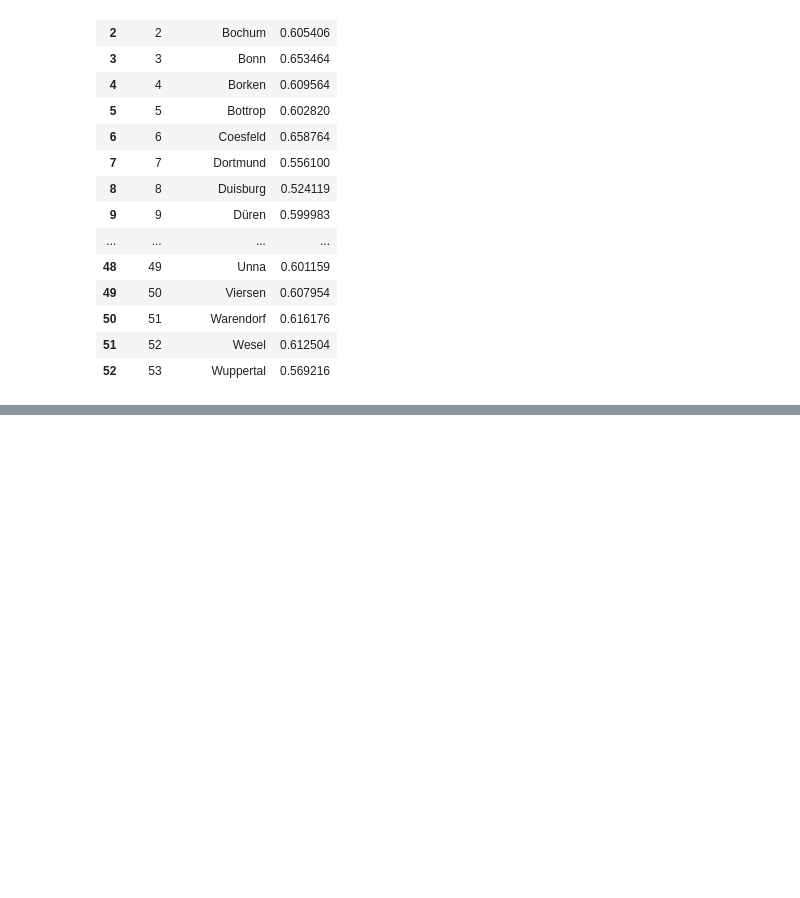
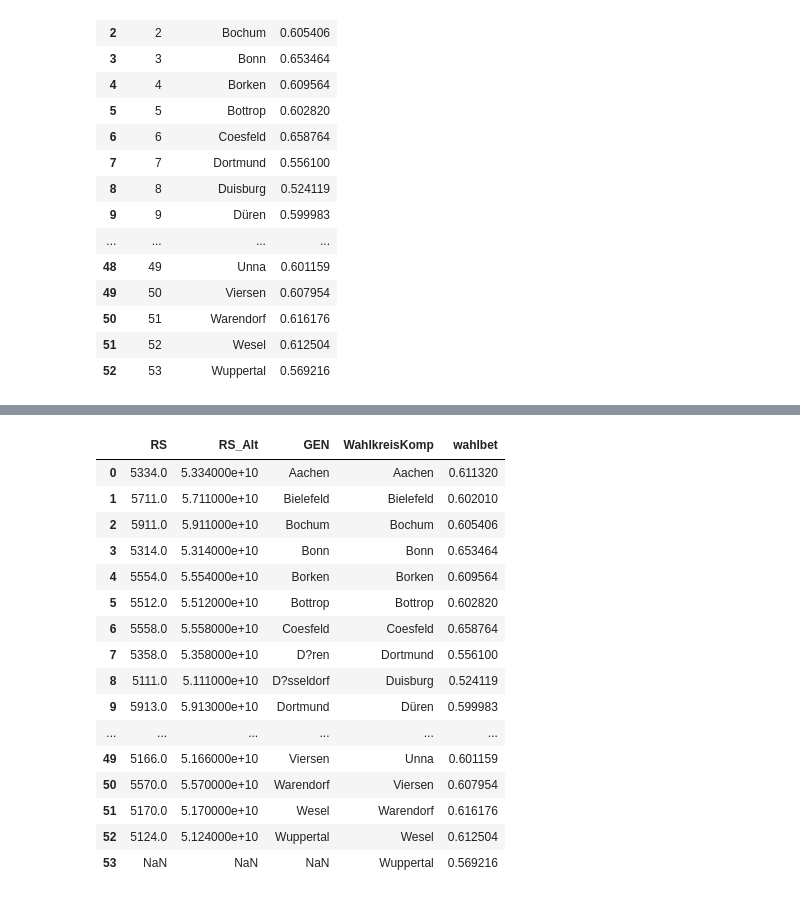
Before and after one commit to xlko/WahlbeteiligungNRW, a Jupyter notebook: WahlbeteiligungNRW.ipynb, the cells around one changed output, grey strips where cells are left out. Saved outputs shown, nothing was run; the diff lists cells and outputs as text; code cells hidden in the pictures; blank space fills up the shorter version.

```diff
--- a/WahlbeteiligungNRW.ipynb
+++ b/WahlbeteiligungNRW.ipynb
@@ -355,0 +385,2 @@ urllib.quote(u'M\xe4rkischer Kreis'.encode('utf8'))
+# %%
+ags = ags.ix[:, 1:4]
@@ -355,0 +393,7 @@ urllib.quote(u'M\xe4rkischer Kreis'.encode('utf8'))
+# %%
+ags.ix[[80, 83,64,99,101,69,68,92,112,103], 'GEN'] = ['Köln', 'Düren', 'Düsseldorf', 'Gütersloh','Höxter',
+                                          'Mülheim', 'Mönchengladbach', 'Münster','Märkischer Kreis',
+                                          'Minden-Lübbecke']
+# %%
+## Datensatz nach Namen aufsteigende sortieren
+ags.sort_values('RS', axis=0, inplace=True)
@@ -355,0 +420,23 @@ urllib.quote(u'M\xe4rkischer Kreis'.encode('utf8'))
+# %%
+## jetzt müsste durch einfaches pasten beide Datensätze zusammenfügen lassen
+wahlags = pd.concat([ags.reset_index(drop=True), wahlbetStadt], axis=1)
+# %%
+wahlags
+# %% [output]
+|  | RS | RS_Alt | GEN | WahlkreisKomp | wahlbet |
+| 0 | 5334.0 | 5.334000e+10 | Aachen | Aachen | 0.611320 |
+| 1 | 5711.0 | 5.711000e+10 | Bielefeld | Bielefeld | 0.602010 |
+| 2 | 5911.0 | 5.911000e+10 | Bochum | Bochum | 0.605406 |
+| 3 | 5314.0 | 5.314000e+10 | Bonn | Bonn | 0.653464 |
+| 4 | 5554.0 | 5.554000e+10 | Borken | Borken | 0.609564 |
+| 5 | 5512.0 | 5.512000e+10 | Bottrop | Bottrop | 0.602820 |
+| 6 | 5558.0 | 5.558000e+10 | Coesfeld | Coesfeld | 0.658764 |
+| 7 | 5358.0 | 5.358000e+10 | D?ren | Dortmund | 0.556100 |
+| 8 | 5111.0 | 5.111000e+10 | D?sseldorf | Duisburg | 0.524119 |
+| 9 | 5913.0 | 5.913000e+10 | Dortmund | Düren | 0.599983 |
+| ... | ... | ... | ... | ... | ... |
+| 49 | 5166.0 | 5.166000e+10 | Viersen | Unna | 0.601159 |
+| 50 | 5570.0 | 5.570000e+10 | Warendorf | Viersen | 0.607954 |
+| 51 | 5170.0 | 5.170000e+10 | Wesel | Warendorf | 0.616176 |
+| 52 | 5124.0 | 5.124000e+10 | Wuppertal | Wesel | 0.612504 |
+| 53 | NaN | NaN | NaN | Wuppertal | 0.569216 |
```
Also changed, not shown: parts of 15 cells of this notebook, 1 other file.
